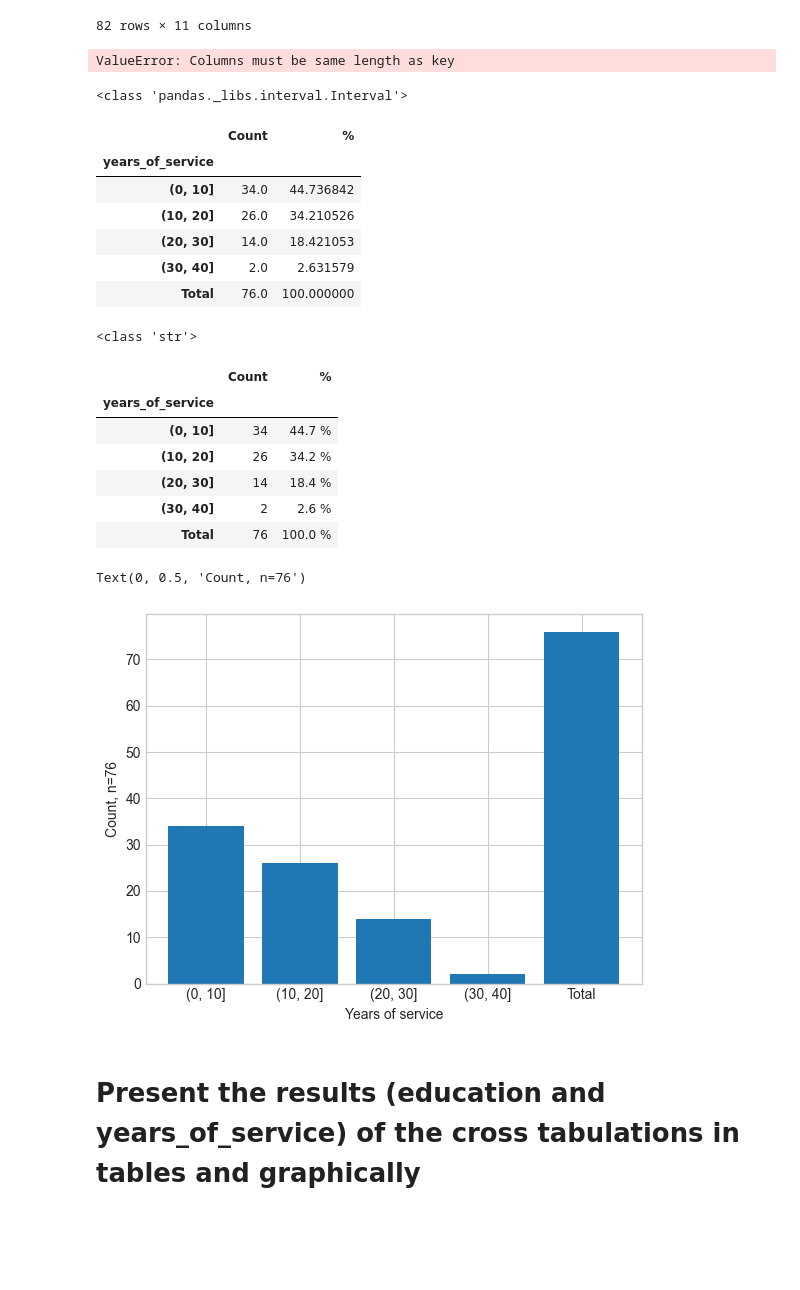
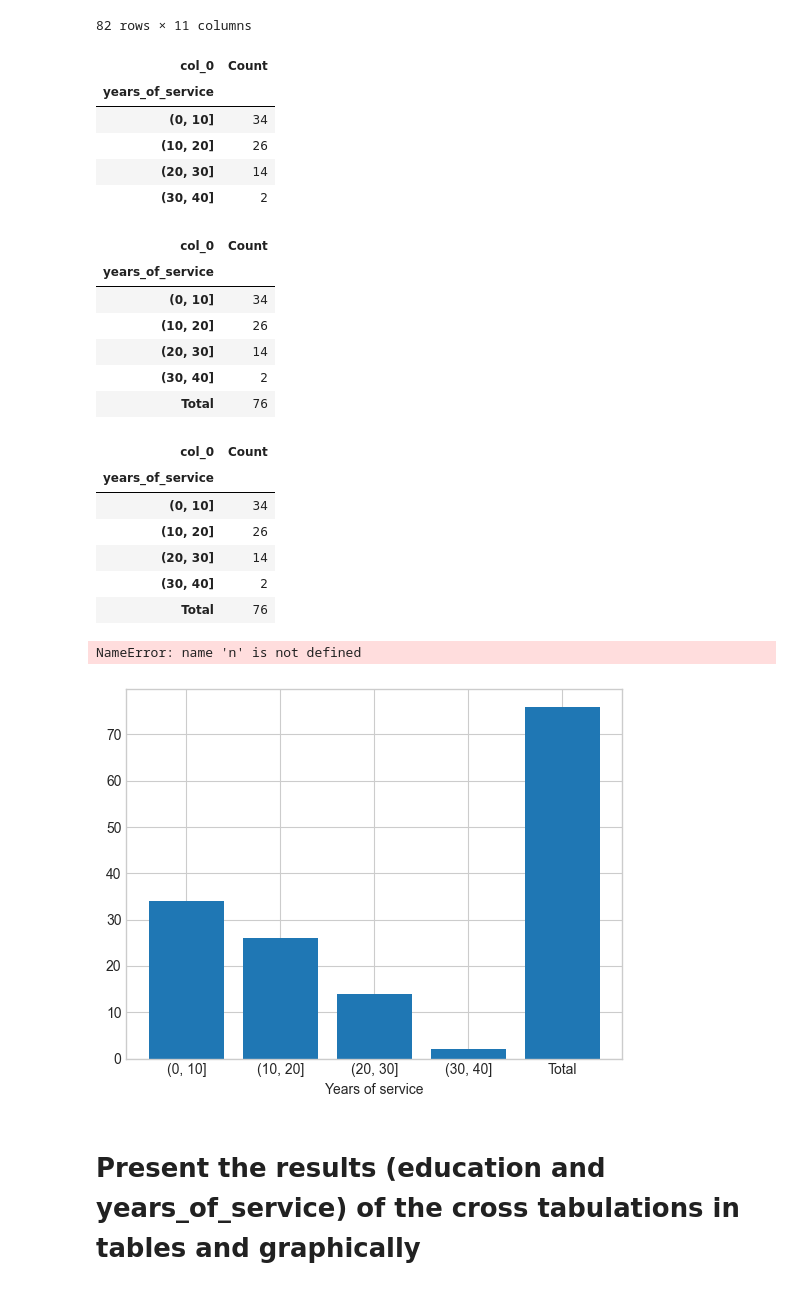
Before and after one commit to KatieRJ/BigDataProject, a Jupyter notebook: project.ipynb, the cells around one changed output. Cells and saved outputs as stored; diff of their text form; code cells hidden in the pictures; blank space fills up the shorter version.

```diff
--- a/project.ipynb
+++ b/project.ipynb
@@ -174,59 +100,53 @@ df
 | 80 | 1 | 35 | 2 | 2.0 | (10.0, 20.0] | 2808 | 3 | 4.0 | ... |
 | 81 | 2 | 35 | 2 | 3.0 | (10.0, 20.0] | 2183 | 3 | 4.0 | ... |
 82 rows × 11 columns
-# %%
-df2.columns.name = ''
-#percentages
-n = df2['Count'].sum()
-df2['%']= df2 / n * 100
-df2
-# %% [output]
-ValueError: Columns must be same length as key
-# %%
-print(type(df2.index.values[0]))
-# %% [output]
-<class 'pandas._libs.interval.Interval'>
+# %%
+df1=pd.crosstab(df['years_of_service'], 'Count')
+df1
+# %% [output]
+| col_0 | Count |
+| years_of_service |  |
+| (0, 10] | 34 |
+| (10, 20] | 26 |
+| (20, 30] | 14 |
+| (30, 40] | 2 |
 # %%
-df2.index = df2.index.astype(str)
-df2.loc['Total'] = df2.sum()
-df2
+df1.index = df1.index.astype(str)
+df1.loc['Total'] = df1.sum()
+df1
 # %% [output]
-|  | Count | % |
-| years_of_service |  |  |
-| (0, 10] | 34.0 | 44.736842 |
-| (10, 20] | 26.0 | 34.210526 |
-| (20, 30] | 14.0 | 18.421053 |
-| (30, 40] | 2.0 | 2.631579 |
-| Total | 76.0 | 100.000000 |
+| col_0 | Count |
+| years_of_service |  |
+| (0, 10] | 34 |
+| (10, 20] | 26 |
+| (20, 30] | 14 |
+| (30, 40] | 2 |
+| Total | 76 |
-# %%
-print(type(df2.index.values[0]))
-# %% [output]
-<class 'str'>
 # %%
 # Finalizing the layout
-df2.style.format({'Count': '{:.0f}', '%': '{:.1f} %'})
+df1.style.format({'Count': '{:.0f}', '%': '{:.1f} %'})
 # %% [output]
-|  | Count | % |
-| years_of_service |  |  |
-| (0, 10] | 34 | 44.7 % |
-| (10, 20] | 26 | 34.2 % |
-| (20, 30] | 14 | 18.4 % |
-| (30, 40] | 2 | 2.6 % |
-| Total | 76 | 100.0 % |
+| col_0 | Count |
+| years_of_service |  |
+| (0, 10] | 34 |
+| (10, 20] | 26 |
+| (20, 30] | 14 |
+| (30, 40] | 2 |
+| Total | 76 |
 # %%
-df2_reset = df2.reset_index()
+df1_reset = df1.reset_index()
 
 # Extract the 'years_of_service' column for the histogram
-years_of_service = df2_reset['years_of_service']
+years_of_service = df1_reset['years_of_service']
 # Extract the 'Count' column as the data for the bar heights
-counts = df2_reset['Count']
+counts = df1_reset['Count']
 
 plt.bar(years_of_service, counts)
 plt.xlabel('Years of service')
 plt.ylabel('Count, n=' + str(n))
 # %% [output]
-Text(0, 0.5, 'Count, n=76')
+NameError: name 'n' is not defined
-[figure, old version]
+[figure, new version]
 # %% [markdown]
 # Present the results (education and years_of_service) of the cross tabulations in tables and graphically
 # %%
```
Also changed, not shown: parts of 20 cells of this notebook.
